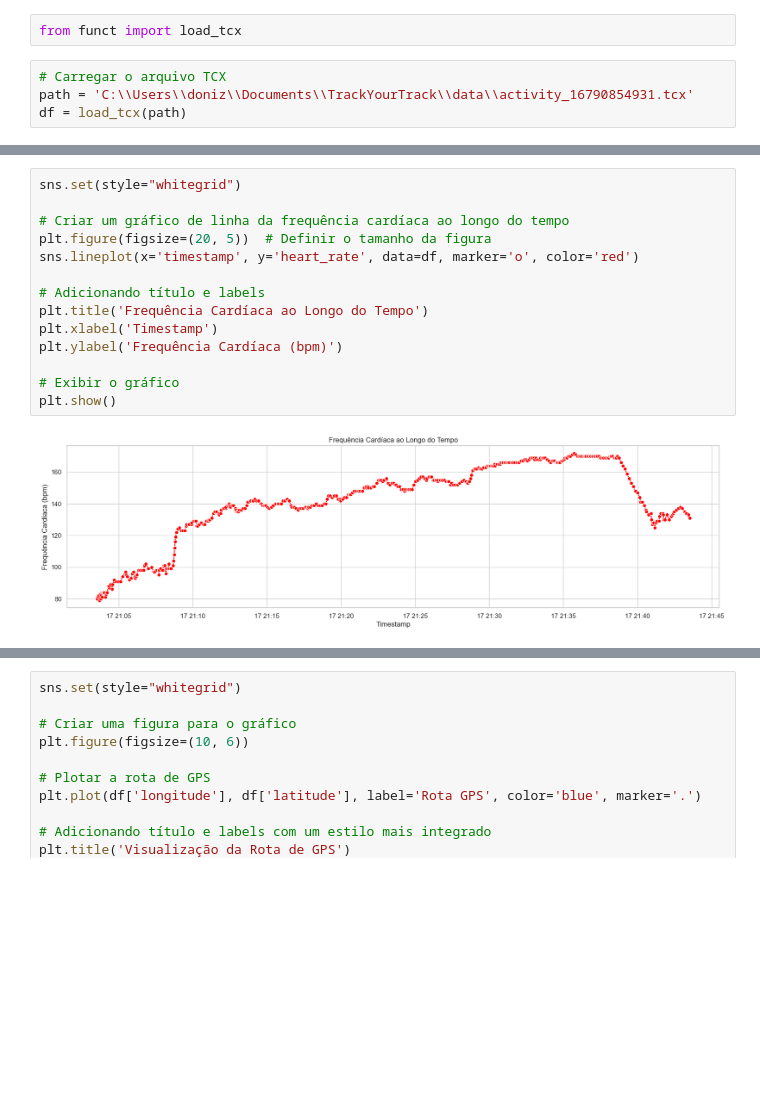
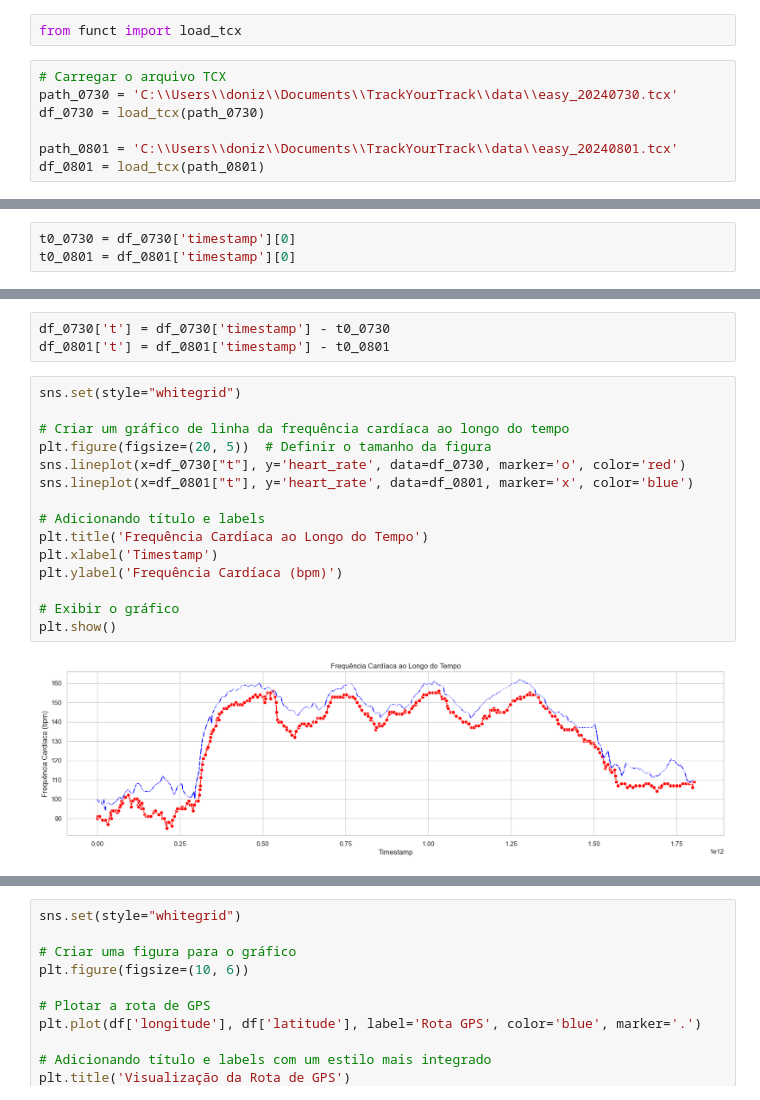
Before and after one commit to donikurtz/TrackYourTrack, a Jupyter notebook: notebooks/analises_02.ipynb, the cells around one changed output, grey strips where cells are left out. Saved outputs shown, nothing was run; the diff lists cells and outputs as text; blank space fills up the shorter version.

```diff
--- a/notebooks/analises_02.ipynb
+++ b/notebooks/analises_02.ipynb
@@ -10,6 +10,9 @@ sys.path.append('C:\\Users\\doniz\\Documents\\TrackYourTrack\\src')
 from funct import load_tcx
 # %%
 # Carregar o arquivo TCX
-path = 'C:\\Users\\doniz\\Documents\\TrackYourTrack\\data\\activity_16790854931.tcx'
-df = load_tcx(path)
+path_0730 = 'C:\\Users\\doniz\\Documents\\TrackYourTrack\\data\\easy_20240730.tcx'
+df_0730 = load_tcx(path_0730)
+
+path_0801 = 'C:\\Users\\doniz\\Documents\\TrackYourTrack\\data\\easy_20240801.tcx'
+df_0801 = load_tcx(path_0801)
 # %%
@@ -23,0 +36,3 @@ df.head()
+# %%
+t0_0730 = df_0730['timestamp'][0]
+t0_0801 = df_0801['timestamp'][0]
@@ -24,19 +44,23 @@ df.head()
+# %%
+df_0730['t'] = df_0730['timestamp'] - t0_0730
+df_0801['t'] = df_0801['timestamp'] - t0_0801
 # %%
 sns.set(style="whitegrid")
 
 # Criar um gráfico de linha da frequência cardíaca ao longo do tempo
 plt.figure(figsize=(20, 5))  # Definir o tamanho da figura
-sns.lineplot(x='timestamp', y='heart_rate', data=df, marker='o', color='red')
+sns.lineplot(x=df_0730["t"], y='heart_rate', data=df_0730, marker='o', color='red')
+sns.lineplot(x=df_0801["t"], y='heart_rate', data=df_0801, marker='x', color='blue')
 
 # Adicionando título e labels
 plt.title('Frequência Cardíaca ao Longo do Tempo')
 plt.xlabel('Timestamp')
 plt.ylabel('Frequência Cardíaca (bpm)')
 
 # Exibir o gráfico
 plt.show()
 # %% [output]
-[figure, old version]
+[figure, new version]
 # %%
 sns.set(style="whitegrid")
 
```
Also changed, not shown: parts of 4 cells of this notebook.
